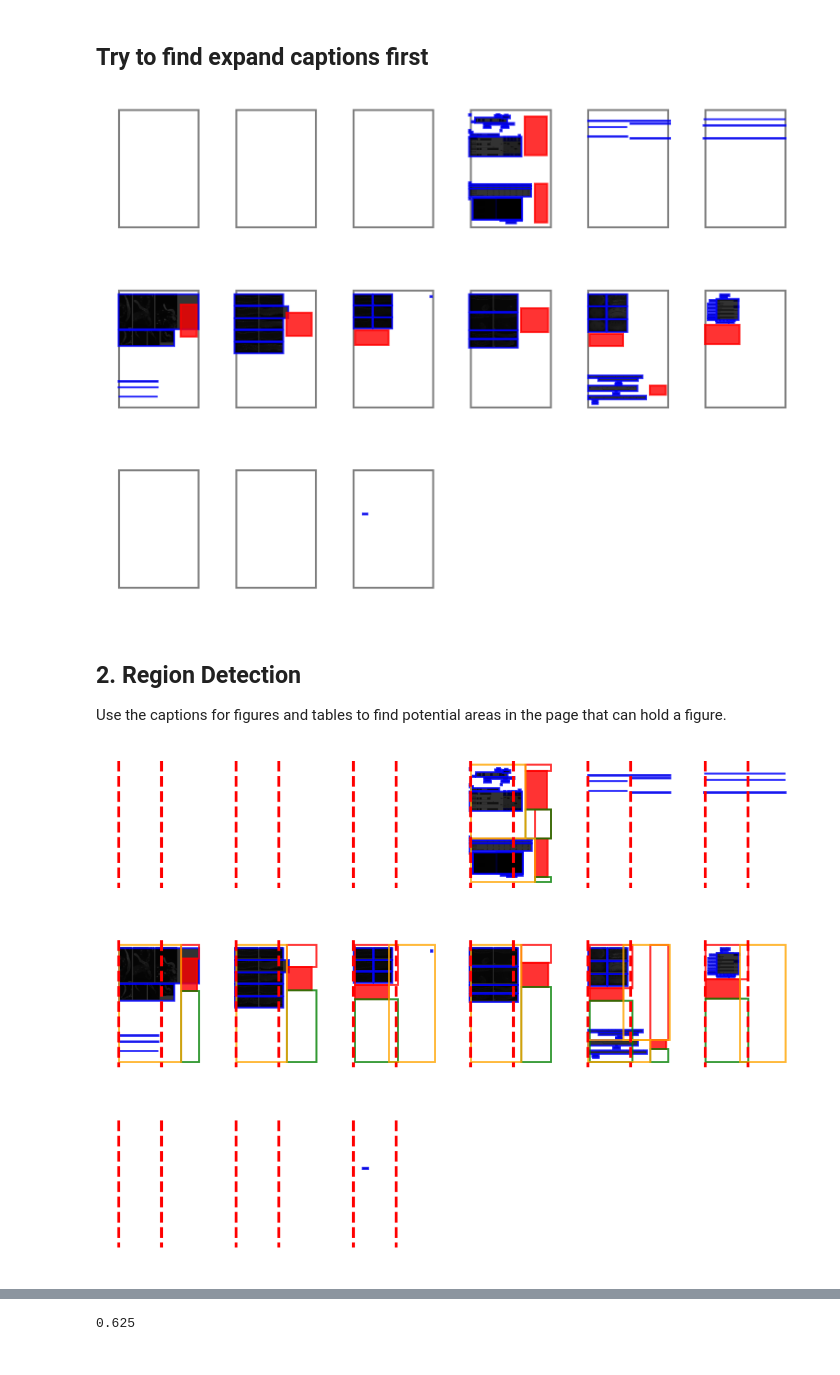
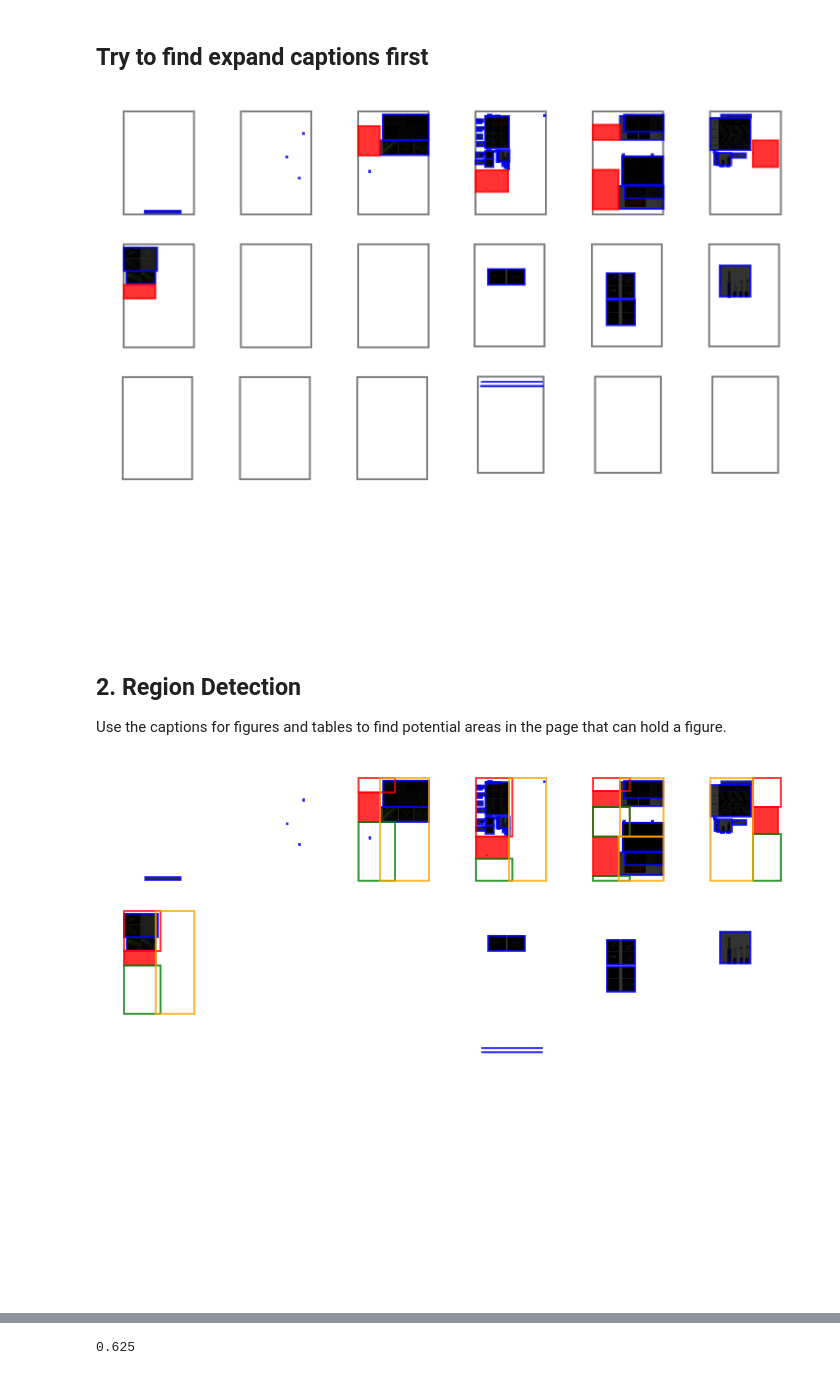
Before and after one commit to pengyuanli/PDFigCapX, a Jupyter notebook: pdfigcapx/src/extract.ipynb, the cells around one changed output, grey strips where cells are left out. Cells and saved outputs as stored; diff of their text form; code cells hidden in the pictures.

```diff
--- a/pdfigcapx/src/extract.ipynb
+++ b/pdfigcapx/src/extract.ipynb
@@ -15,7 +15,7 @@ full_base_path = Path('/home/jtt/Documents/outputs/tests')
 #     pdf_path.resolve(), full_base_path.resolve(), xpdf_folder_name
 # )
 # %%
-xpdf_folder_path = '/home/jtt/Documents/outputs/tests/samples/xpdf_pmid18430929'
+xpdf_folder_path = '/home/jtt/Documents/outputs/tests/samples/xpdf_pmid19158391'
 # xpdf_folder_path = Path('../tests/output/pdf2')
 pages = get_pages(Path(xpdf_folder_path))
 # %%
@@ -85,7 +85,7 @@ for idx in range(len(pages), number_rows*number_cols):
   row = int(idx / number_cols)
   ax[row][col].axis('off')
 # %% [output]
-[figure, old version]
+[figure, new version]
 # %% [markdown]
 ## 2. Region Detection
 Use the captions for figures and tables to find potential areas in the page that
@@ -103,35 +105,35 @@ for idx, page in enumerate(pages):
   page_image = Image.open(png_path)
   page_image = page_image.resize((page.width, page.height))
 
   fig_captions, table_captions = page.find_caption_boxes()
   fig_captions = [page.expand_caption(caption, layout) for caption in fig_captions]
 
   regions_top = sweep.estimate_caption_regions_top(fig_captions, layout)
   regions_bottom = sweep.estimate_caption_regions_bottom(fig_captions, layout)
   regions_side = sweep.estimate_caption_regions_side(fig_captions, layout)
 
   candidates, cnts = get_potential_contours(xpdf_folder_path, page, layout, fig_captions)
   draw_bboxes(ax[row][col], cnts, edgecolor='blue', facecolor='black', alpha=0.8)
   draw_bboxes(ax[row][col], fig_captions, edgecolor='red', facecolor='red', alpha=0.8)
 
   top_bboxes = [el.bbox for el in regions_top]
   bottom_boxes = [el.bbox for el in regions_bottom]
   side_boxes = [el.bbox for el in regions_side]
 
   draw_bboxes(ax[row][col], top_bboxes, edgecolor='red', facecolor='none', alpha=0.8)
   draw_bboxes(ax[row][col], bottom_boxes, edgecolor='green', facecolor='none', alpha=0.8)
   draw_bboxes(ax[row][col], side_boxes, edgecolor='orange', facecolor='none', alpha=0.8)
 
-  draw_columns(ax[row][col], layout)
+  # draw_columns(ax[row][col], layout)
   ax[row][col].imshow(page_image)
   ax[row][col].axis('off')
 
 for idx in range(len(pages), number_rows*number_cols):
   col = idx % number_cols
   row = int(idx / number_cols)
   ax[row][col].axis('off')
 # %% [output]
-[figure, old version]
+[figure, new version]
 # %%
 def filter_images_by_area(page, threshold=1000):
   page.figures = [f for f in page.figures if f.bbox.width * f.bbox.height > threshold]
```
Also changed, not shown: parts of 8 cells of this notebook, 4 other files.
